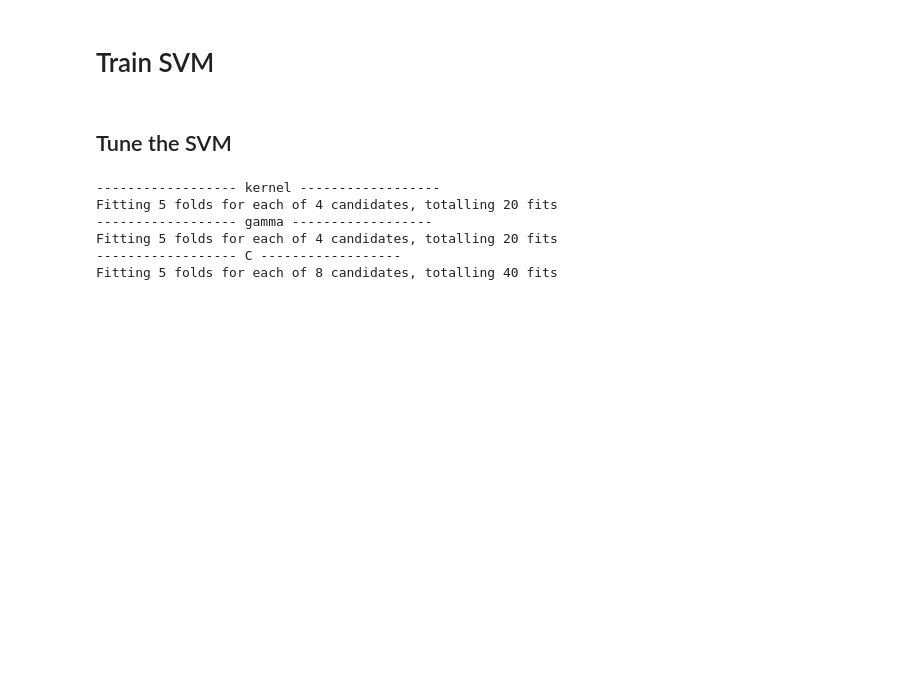
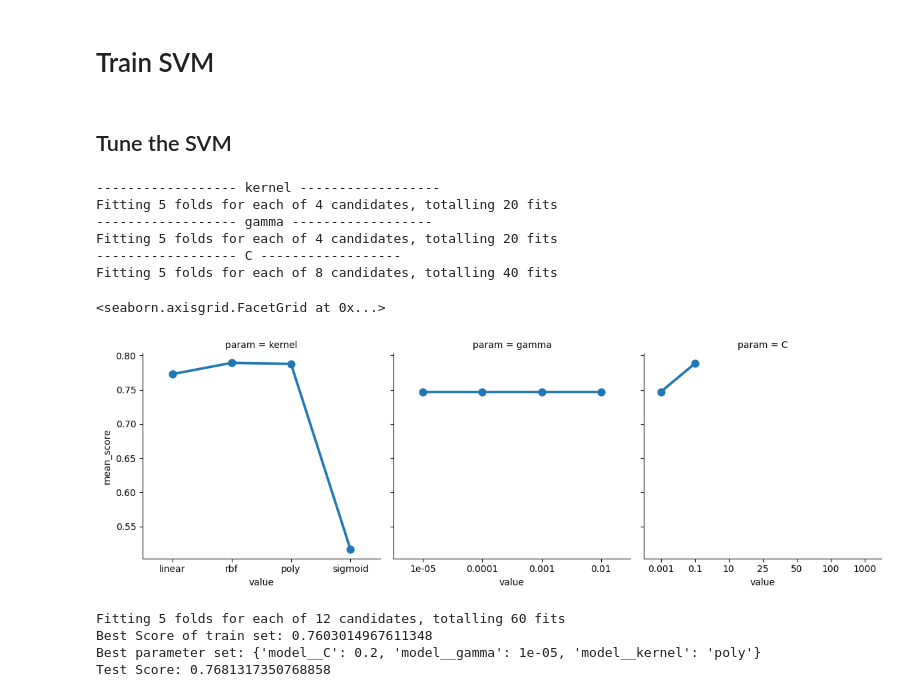
Before and after one commit to PavanKB/PS_1, a Jupyter notebook: svm_census_income.ipynb, the cells around one changed output. Drawn from its saved outputs; the diff is of its cells as text; code cells hidden in the pictures; blank space fills up the shorter version.

Commit message:
updated the model

```diff
--- a/svm_census_income.ipynb
+++ b/svm_census_income.ipynb
@@ -164,11 +164,17 @@ Fitting 5 folds for each of 4 candidates, totalling 20 fits
 Fitting 5 folds for each of 4 candidates, totalling 20 fits
 ------------------ C ------------------
 Fitting 5 folds for each of 8 candidates, totalling 40 fits
+# %%
+
+sns.FacetGrid(cv_scores, col='param', col_wrap=3, height=4, sharex=False).map(sns.pointplot, 'value', 'mean_score')
+# %% [output]
+<seaborn.axisgrid.FacetGrid at 0x...>
+[figure, added]
 # %%
 grid_params = {
-        'model__kernel': ['linear', 'rbf', 'poly', 'sigmoid'],
+        'model__kernel': ['poly', ],
         'model__gamma': [1e-2, 1e-3, 1e-4, 1e-5],
-        'model__C': [0.001, 0.10, 0.1, 10, 25, 50, 100, 1000],
+        'model__C': [0.10, 0.2, 0.3],
     }
 
 
@@ -179,5 +185,10 @@ gs.fit(X_train, y_train.values.ravel())
 print("Best Score of train set: "+str(gs.best_score_))
 print("Best parameter set: "+str(gs.best_params_))
 print("Test Score: "+str(gs.score(X_test,y_test)))
+# %% [output]
+Fitting 5 folds for each of 12 candidates, totalling 60 fits
+Best Score of train set: 0.7603014967611348
+Best parameter set: {'model__C': 0.2, 'model__gamma': 1e-05, 'model__kernel': 'poly'}
+Test Score: 0.7681317350768858
 # %%
 gs.best_estimator_['model']
```
Also changed, not shown: parts of 12 cells of this notebook.
